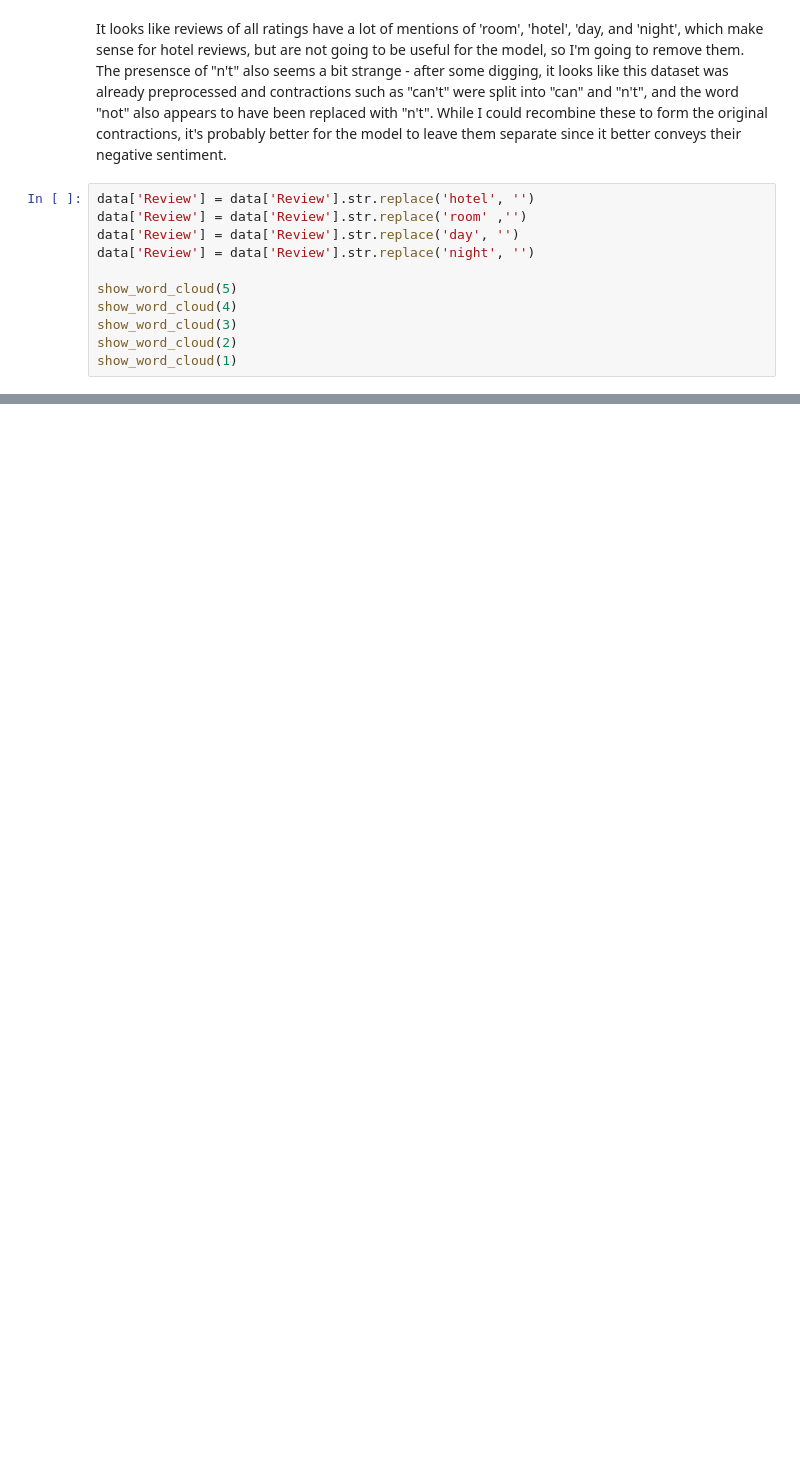
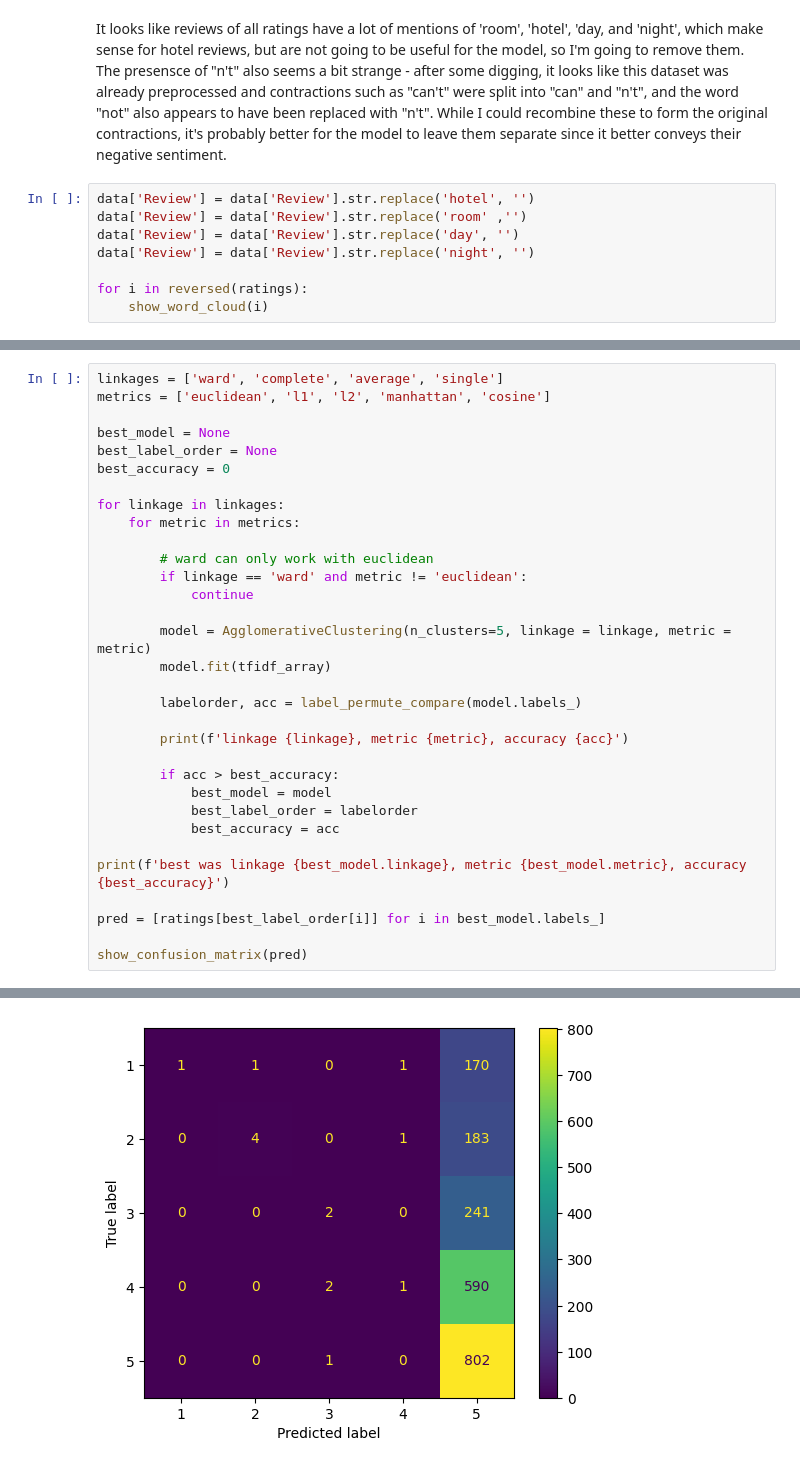
Before and after one commit to bhuckins/TripAdvisorRatings, a Jupyter notebook: TripAdvisorRatings.ipynb, the cells around one changed output, grey strips where cells are left out. Drawn from its saved outputs; the diff is of its cells as text; blank space fills up the shorter version.

```diff
--- a/TripAdvisorRatings.ipynb
+++ b/TripAdvisorRatings.ipynb
@@ -86,9 +120,6 @@ data['Review'] = data['Review'].str.replace('room' ,'')
 data['Review'] = data['Review'].str.replace('day', '')
 data['Review'] = data['Review'].str.replace('night', '')
 
-show_word_cloud(5)
-show_word_cloud(4)
-show_word_cloud(3)
-show_word_cloud(2)
-show_word_cloud(1)
+for i in reversed(ratings):
+    show_word_cloud(i)
 # %% [output]
@@ -96,0 +216,33 @@ show_word_cloud(1)
+# %%
+linkages = ['ward', 'complete', 'average', 'single']
+metrics = ['euclidean', 'l1', 'l2', 'manhattan', 'cosine']
+
+best_model = None
+best_label_order = None
+best_accuracy = 0
+
+for linkage in linkages:
+    for metric in metrics:
+
+        # ward can only work with euclidean
+        if linkage == 'ward' and metric != 'euclidean':
+            continue
+
+        model = AgglomerativeClustering(n_clusters=5, linkage = linkage, metric = metric)
+        model.fit(tfidf_array)
+
+        labelorder, acc = label_permute_compare(model.labels_)
+
+        print(f'linkage {linkage}, metric {metric}, accuracy {acc}')
+
+        if acc > best_accuracy:
+            best_model = model
+            best_label_order = labelorder
+            best_accuracy = acc
+
+print(f'best was linkage {best_model.linkage}, metric {best_model.metric}, accuracy {best_accuracy}')
+
+pred = [ratings[best_label_order[i]] for i in best_model.labels_]
+
+show_confusion_matrix(pred)
+# %% [output]
@@ -96,0 +266 @@ show_word_cloud(1)
+[figure, added]
```
Also changed, not shown: parts of 36 cells of this notebook.
